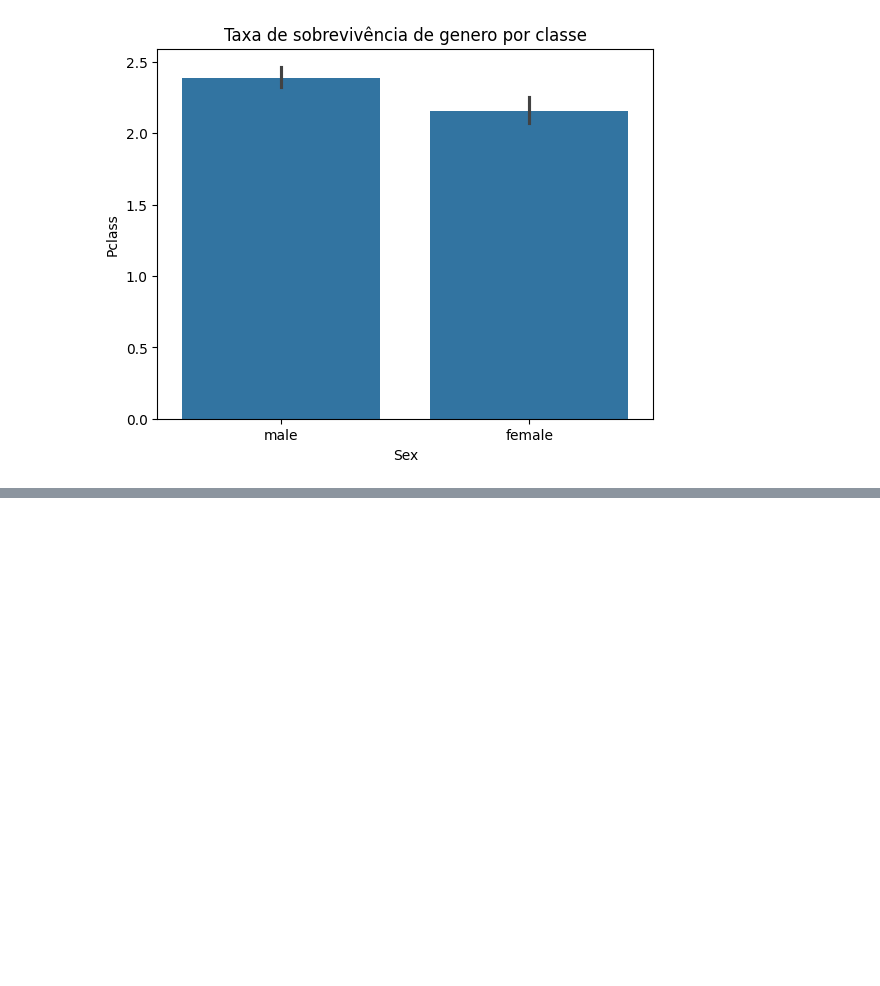
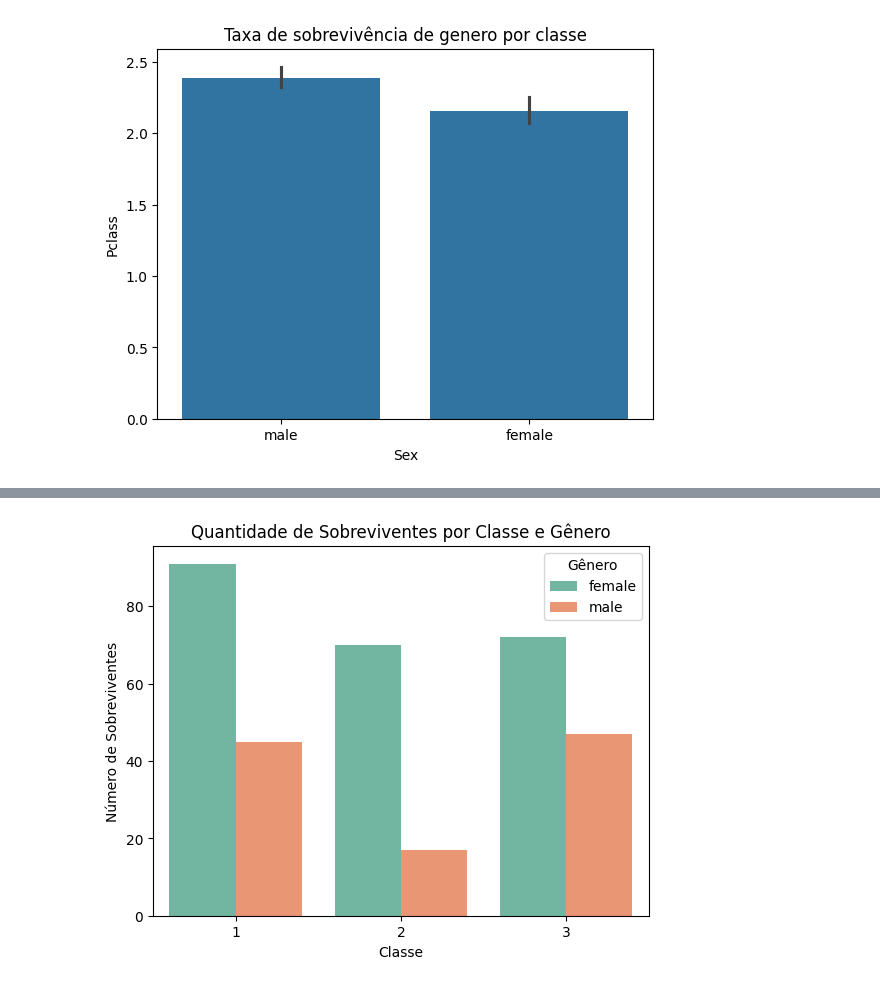
Before and after one commit to Guilherme0202PM/A, a Jupyter notebook: Titanic.ipynb, the cells around one changed output, grey strips where cells are left out. Drawn from its saved outputs; the diff is of its cells as text; code cells hidden in the pictures; blank space fills up the shorter version.

```diff
--- a/Titanic.ipynb
+++ b/Titanic.ipynb
@@ -189,0 +185,14 @@ The `ci` parameter is deprecated. Use `errorbar=None` for the same effect.
+# %%
+sobreviventes = titanic[titanic['Survived'] == 1]
+
+sns.countplot(x='Pclass', hue='Sex', data=sobreviventes, palette='Set2', order=[1, 2, 3])
+
+
+plt.title('Quantidade de Sobreviventes por Classe e Gênero')
+plt.xlabel('Classe')
+plt.ylabel('Número de Sobreviventes')
+plt.legend(title='Gênero')
+
+plt.show()
+# %% [output]
+[figure, added]
```
Also changed, not shown: parts of 4 cells of this notebook.
